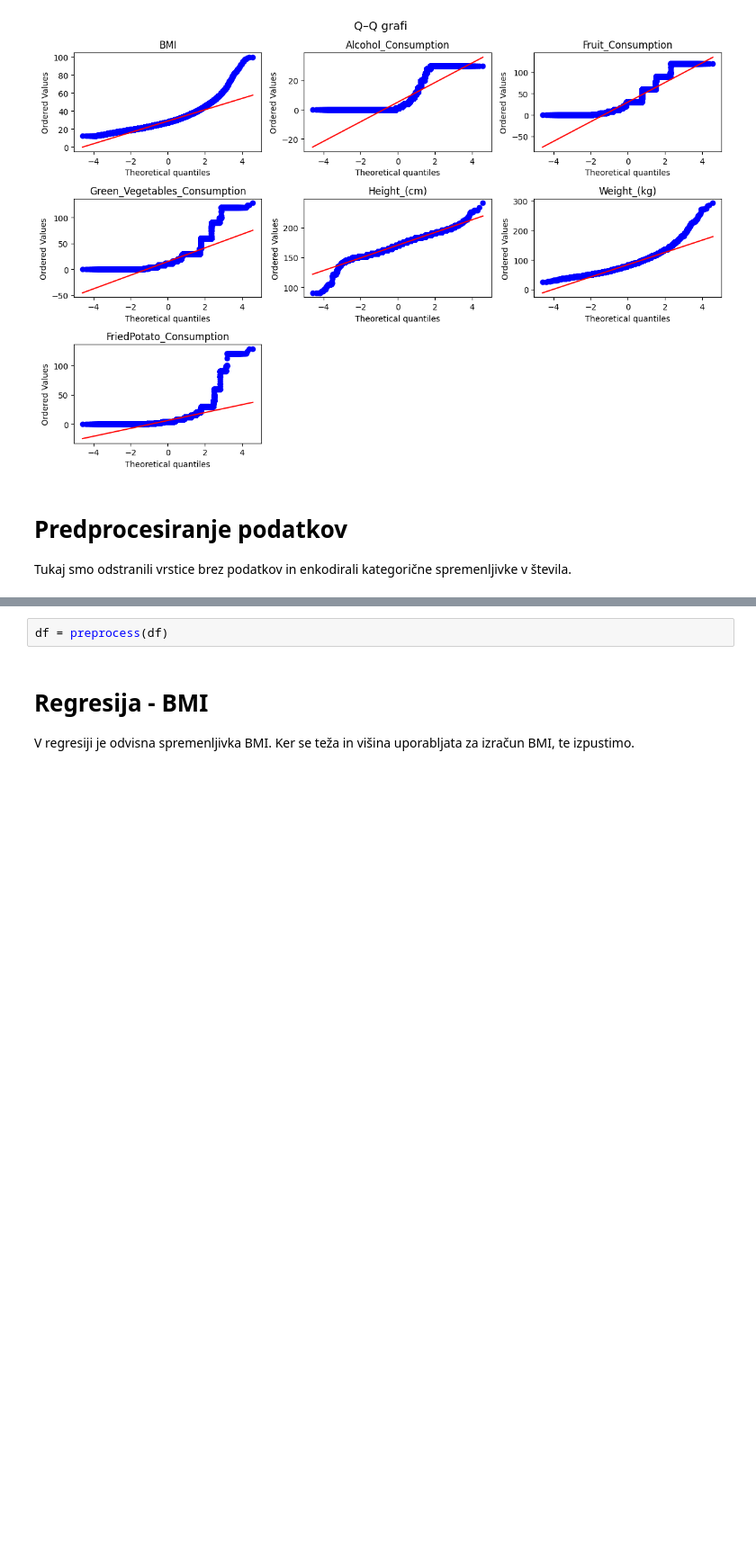
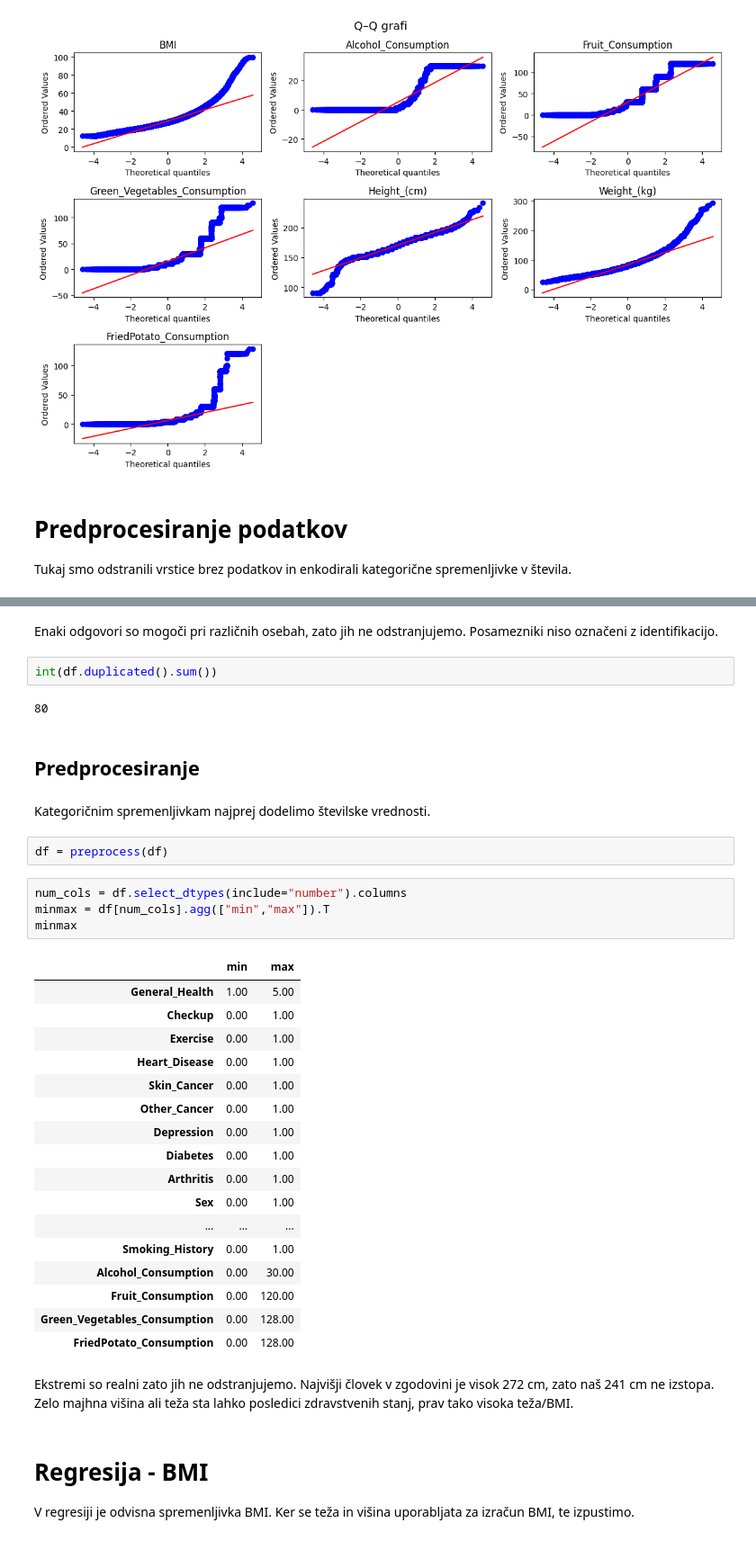
Before and after one commit to kris71028/Seminarska-naloga-VUI, a Jupyter notebook: regression.ipynb, the cells around one changed output, grey strips where cells are left out. Shown at 90% size. Drawn from its saved outputs; the diff is of its cells as text; blank space fills up the shorter version.

```diff
--- a/regression.ipynb
+++ b/regression.ipynb
@@ -65,5 +93,39 @@ Tukaj smo odstranili vrstice brez podatkov in enkodirali kategorične spremenlji
+# %% [markdown]
+Enaki odgovori so mogoči pri različnih osebah, zato jih ne odstranjujemo. Posamezniki niso označeni z identifikacijo.
+# %%
+int(df.duplicated().sum())
+# %% [output]
+80
+# %% [markdown]
+## Predprocesiranje
+# %% [markdown]
+Kategoričnim spremenljivkam najprej dodelimo številske vrednosti.
 # %%
 df = preprocess(df)
+# %%
+num_cols = df.select_dtypes(include="number").columns
+minmax = df[num_cols].agg(["min","max"]).T
+minmax
+# %% [output]
+|  | min | max |
+| General_Health | 1.00 | 5.00 |
+| Checkup | 0.00 | 1.00 |
+| Exercise | 0.00 | 1.00 |
+| Heart_Disease | 0.00 | 1.00 |
+| Skin_Cancer | 0.00 | 1.00 |
+| Other_Cancer | 0.00 | 1.00 |
+| Depression | 0.00 | 1.00 |
+| Diabetes | 0.00 | 1.00 |
+| Arthritis | 0.00 | 1.00 |
+| Sex | 0.00 | 1.00 |
+| ... | ... | ... |
+| Smoking_History | 0.00 | 1.00 |
+| Alcohol_Consumption | 0.00 | 30.00 |
+| Fruit_Consumption | 0.00 | 120.00 |
+| Green_Vegetables_Consumption | 0.00 | 128.00 |
+| FriedPotato_Consumption | 0.00 | 128.00 |
+# %% [markdown]
+Ekstremi so realni zato jih ne odstranjujemo. Najvišji človek v zgodovini je visok 272 cm, zato naš 241 cm ne izstopa. Zelo majhna višina ali teža sta lahko posledici zdravstvenih stanj, prav tako visoka teža/BMI.
 # %% [markdown]
 # Regresija - BMI
 V regresiji je odvisna spremenljivka BMI. Ker se teža in višina uporabljata za izračun BMI, te izpustimo.
```
Also changed, not shown: parts of 14 cells of this notebook, 1 other file.
